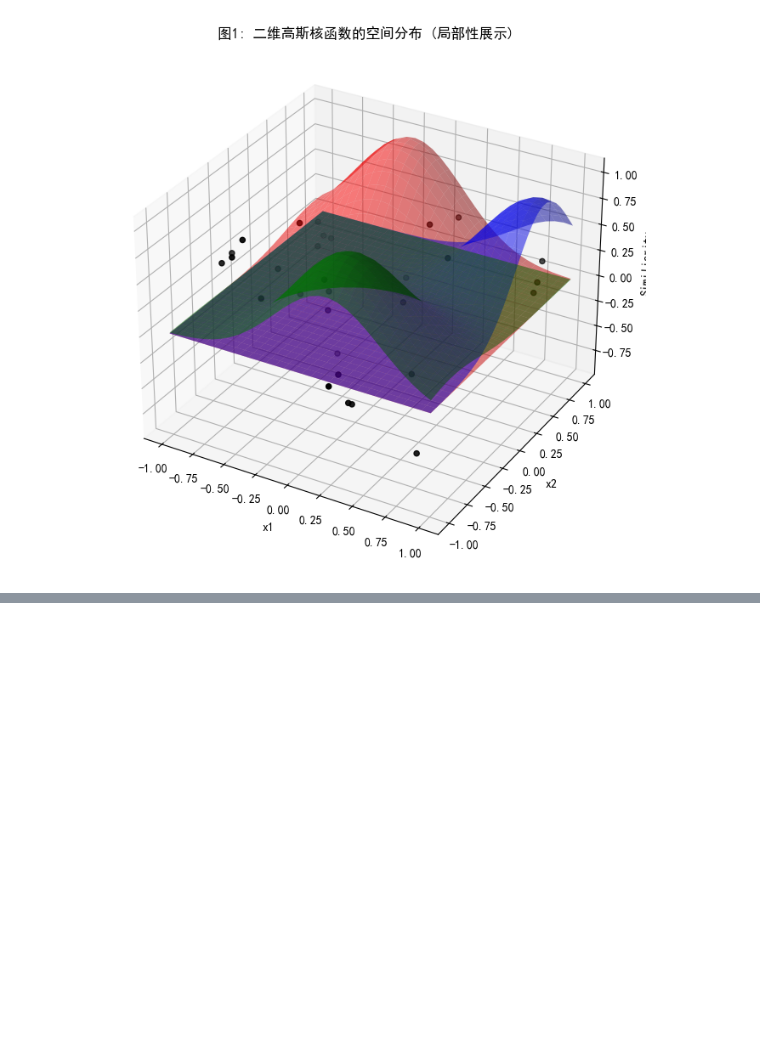
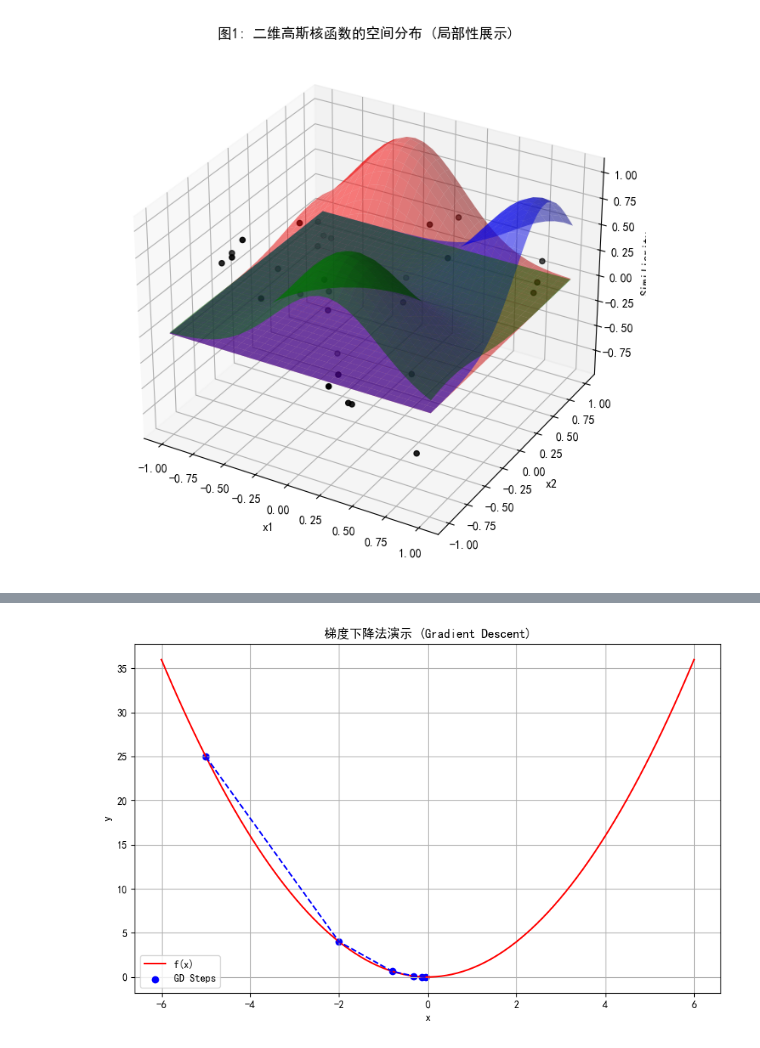
Before and after one commit to SongYangcheng/coding, a Jupyter notebook: machineLearning/RegressionAndClusteringAlgorithms.ipynb, the cells around one changed output, grey strips where cells are left out. Saved outputs shown, nothing was run; the diff lists cells and outputs as text; code cells hidden in the pictures; blank space fills up the shorter version.

```diff
--- a/machineLearning/RegressionAndClusteringAlgorithms.ipynb
+++ b/machineLearning/RegressionAndClusteringAlgorithms.ipynb
@@ -1320,0 +1593,67 @@ plt.show()
+# %%
+import numpy as np
+import matplotlib.pyplot as plt
+import matplotlib as mpl
+
+# 设置中文字体，避免绘图时中文显示乱码
+mpl.rcParams['font.sans-serif'] = ['SimHei']
+mpl.rcParams['axes.unicode_minus'] = False
+
+# 1. 定义原函数 f(x)
+# 从图中看，这应该是一个开口向上的抛物线，例如 f(x) = x^2 或类似的二次函数
+def f(x):
+    return x ** 2  # 这里假设是简单的 x平方，如果是其他函数可在此修改
+
+# 2. 定义导函数 h(x) (即 f'(x))
+# f(x) = x^2 的导数是 2x
+def h(x):
+    return 2 * x
+
+# 3. 梯度下降算法实现
+# x_start: 起始点
+# df: 导函数
+# epochs: 迭代次数
+# lr: 学习率 (learning rate)
+def GD(x_start, df, epochs, lr):
+    xs = np.zeros(epochs + 1)
+    x = x_start
+    xs[0] = x
+    for i in range(epochs):
+        dx = df(x)       # 计算当前点的梯度（导数）
+        v = - dx * lr    # 计算下降的步长（负梯度方向 * 学习率）
+        x += v           # 更新 x
+        xs[i + 1] = x    # 记录轨迹
+    return xs
+
+if __name__ == '__main__':
+    # 初始化参数
+    line_x = np.linspace(-6, 6, 100) # 用于画函数曲线的 x 范围
+    line_y = f(line_x)
+
+    x_start = -5    # 起始点，从 -5 开始
+    epochs = 5      # 迭代 5 次
+    lr = 0.3        # 学习率 0.3
+
+    # 执行梯度下降，获取 x 的更新轨迹
+    x = GD(x_start, h, epochs, lr)
+
+    # 绘图部分
+    plt.figure(figsize=(10, 6))
+
+    # 1. 画出原函数曲线
+    plt.plot(line_x, line_y, 'r-', label='f(x)')
+
+    # 2. 画出梯度下降的点（散点图）
+    plt.scatter(x, f(x), c='b', label='GD Steps')
+
+    # 3. 画出连接这些点的虚线，表示移动轨迹
+    plt.plot(x, f(x), 'b--')
+
+    plt.title('梯度下降法演示 (Gradient Descent)')
+    plt.xlabel('x')
+    plt.ylabel('y')
+    plt.legend()
+    plt.grid(True)
+    plt.show()
+# %% [output]
+[figure, added]
```
Also changed, not shown: parts of 20 cells of this notebook, 5 other files.
